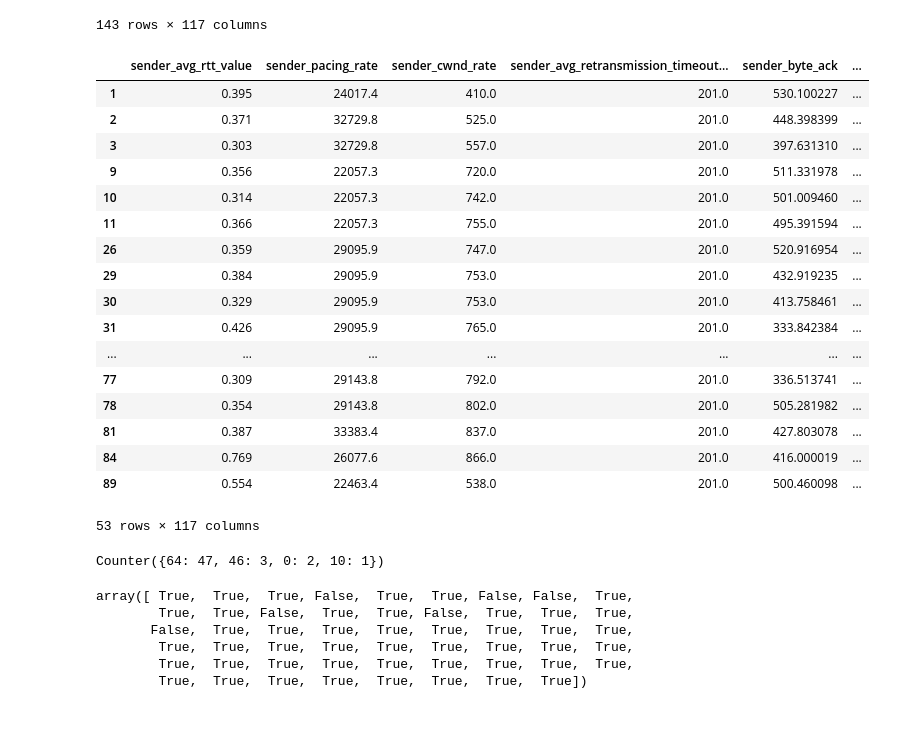
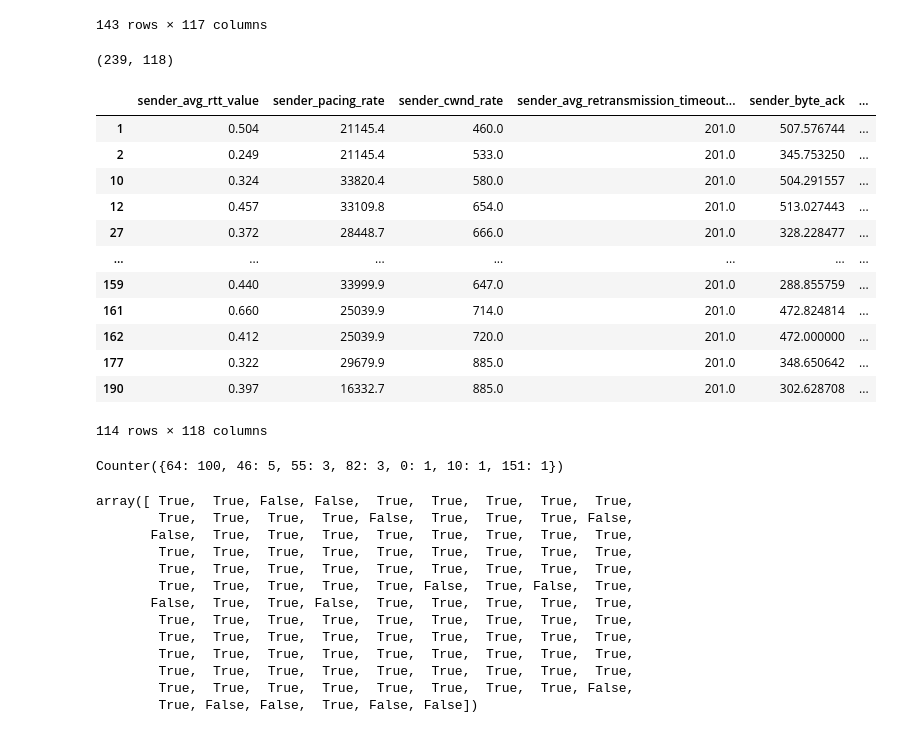
Before and after one commit to EhsanSaZ/BottleneckDetection, a Jupyter notebook: prototype/bottleneck_3.ipynb, the cells around one changed output. Saved outputs shown, nothing was run; the diff lists cells and outputs as text; code cells hidden in the pictures.

```diff
--- a/prototype/bottleneck_3.ipynb
+++ b/prototype/bottleneck_3.ipynb
@@ -855,30 +871,28 @@ normal
 143 rows × 117 columns
 # %%
 # montage_df = pd.read_csv("normal.csv").drop(['time_stamp', 'through_put'], axis=1)
-montage_df = pd.read_csv("./montage_analysis/montage_5_instance.csv").drop(['time_stamp', 'through_put'], axis=1)
+montage_df = pd.read_csv("./montage_analysis/long_montage_5_instance.csv").drop(['time_stamp'], axis=1)
+print(montage_df.shape)
 # montage_df = montage_df.iloc[49:56]
 # montage_df['sender_remote_ost_write_bytes']
 montage_df_write_part = montage_df.loc[(montage_df['sender_remote_ost_write_bytes'] > 0)]
 montage_df_write_part
+montage_df
 # %% [output]
+(239, 118)
 |  | sender_avg_rtt_value | sender_pacing_rate | sender_cwnd_rate | sender_avg_retransmission_timeout... | sender_byte_ack | ... |
-| 1 | 0.395 | 24017.4 | 410.0 | 201.0 | 530.100227 | ... |
-| 2 | 0.371 | 32729.8 | 525.0 | 201.0 | 448.398399 | ... |
-| 3 | 0.303 | 32729.8 | 557.0 | 201.0 | 397.631310 | ... |
-| 9 | 0.356 | 22057.3 | 720.0 | 201.0 | 511.331978 | ... |
-| 10 | 0.314 | 22057.3 | 742.0 | 201.0 | 501.009460 | ... |
-| 11 | 0.366 | 22057.3 | 755.0 | 201.0 | 495.391594 | ... |
-| 26 | 0.359 | 29095.9 | 747.0 | 201.0 | 520.916954 | ... |
-| 29 | 0.384 | 29095.9 | 753.0 | 201.0 | 432.919235 | ... |
-| 30 | 0.329 | 29095.9 | 753.0 | 201.0 | 413.758461 | ... |
-| 31 | 0.426 | 29095.9 | 765.0 | 201.0 | 333.842384 | ... |
+| 1 | 0.504 | 21145.4 | 460.0 | 201.0 | 507.576744 | ... |
+| 2 | 0.249 | 21145.4 | 533.0 | 201.0 | 345.753250 | ... |
+| 10 | 0.324 | 33820.4 | 580.0 | 201.0 | 504.291557 | ... |
+| 12 | 0.457 | 33109.8 | 654.0 | 201.0 | 513.027443 | ... |
+| 27 | 0.372 | 28448.7 | 666.0 | 201.0 | 328.228477 | ... |
 | ... | ... | ... | ... | ... | ... | ... |
-| 77 | 0.309 | 29143.8 | 792.0 | 201.0 | 336.513741 | ... |
-| 78 | 0.354 | 29143.8 | 802.0 | 201.0 | 505.281982 | ... |
-| 81 | 0.387 | 33383.4 | 837.0 | 201.0 | 427.803078 | ... |
-| 84 | 0.769 | 26077.6 | 866.0 | 201.0 | 416.000019 | ... |
-| 89 | 0.554 | 22463.4 | 538.0 | 201.0 | 500.460098 | ... |
+| 159 | 0.440 | 33999.9 | 647.0 | 201.0 | 288.855759 | ... |
+| 161 | 0.660 | 25039.9 | 714.0 | 201.0 | 472.824814 | ... |
+| 162 | 0.412 | 25039.9 | 720.0 | 201.0 | 472.000000 | ... |
+| 177 | 0.322 | 29679.9 | 885.0 | 201.0 | 348.650642 | ... |
+| 190 | 0.397 | 16332.7 | 885.0 | 201.0 | 302.628708 | ... |
-53 rows × 117 columns
+114 rows × 118 columns
 # %%
 montage_X = montage_df_write_part.drop(columns="label_value")[features]
 # y_pred = clf.predict(normal.drop(columns="label_value"))
@@ -887,15 +901,22 @@ print(Counter(y_pred))
 # len(y_pred)
 # print(30/102)
 # %% [output]
-Counter({64: 47, 46: 3, 0: 2, 10: 1})
+Counter({64: 100, 46: 5, 55: 3, 82: 3, 0: 1, 10: 1, 151: 1})
 # %%
 y_pred == 64
 # %% [output]
-array([ True,  True,  True, False,  True,  True, False, False,  True,
-        True,  True, False,  True,  True, False,  True,  True,  True,
+array([ True,  True, False, False,  True,  True,  True,  True,  True,
+        True,  True,  True,  True, False,  True,  True,  True, False,
        False,  True,  True,  True,  True,  True,  True,  True,  True,
         True,  True,  True,  True,  True,  True,  True,  True,  True,
         True,  True,  True,  True,  True,  True,  True,  True,  True,
-        True,  True,  True,  True,  True,  True,  True,  True])
+        True,  True,  True,  True,  True, False,  True, False,  True,
+       False,  True,  True, False,  True,  True,  True,  True,  True,
+        True,  True,  True,  True,  True,  True,  True,  True,  True,
+        True,  True,  True,  True,  True,  True,  True,  True,  True,
+        True,  True,  True,  True,  True,  True,  True,  True,  True,
+        True,  True,  True,  True,  True,  True,  True,  True,  True,
+        True,  True,  True,  True,  True,  True,  True,  True, False,
+        True, False, False,  True, False, False])
 # %%
 montage_1_df = pd.read_csv("./montage_analysis/montage_1_instance.csv")
```
Also changed, not shown: parts of 13 cells of this notebook.
